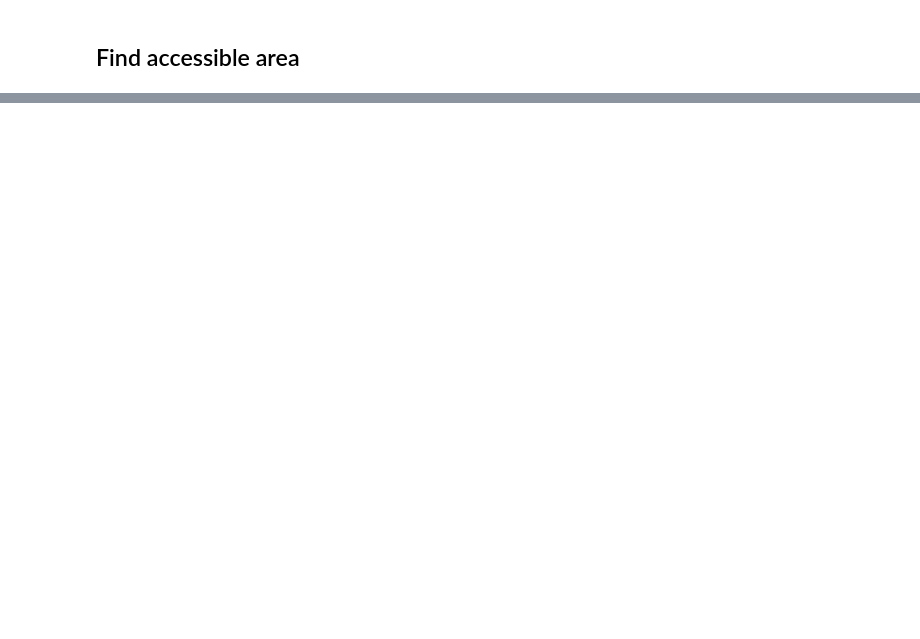
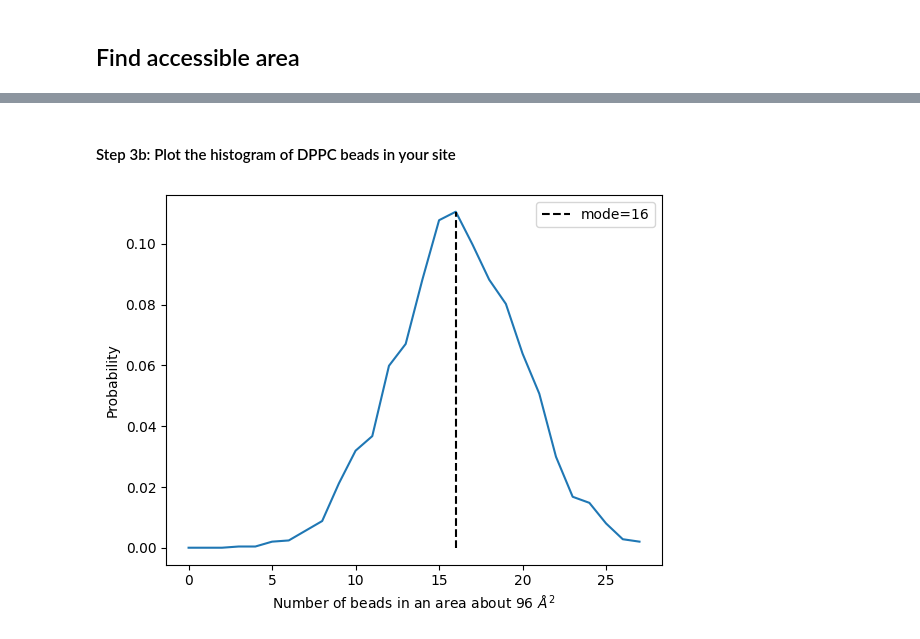
Before and after one commit to BranniganLab/density_threshold_affinity, a Jupyter notebook: python/user_facing_test.ipynb, the cells around one changed output, grey strips where cells are left out. Saved outputs shown, nothing was run; the diff lists cells and outputs as text; code cells hidden in the pictures; blank space fills up the shorter version.

```diff
--- a/python/user_facing_test.ipynb
+++ b/python/user_facing_test.ipynb
@@ -53,0 +77,4 @@ plt.savefig(root_path.joinpath("enrichments_withSites.pdf"), bbox_inches='tight'
+# %%
+DPPC_site1 = Site(name="DPPC inner M1-M4", leaflet_id=2, temperature=320)
+DPPC_site1.bin_coords = [(5, 8), (5, 9), (6, 9), (6, 8), (6, 10)]
+DPPC_symm_site1 = SymmetricSite(symmetry=5, base_site=DPPC_site1, Ntheta=grid_dims.Ntheta)
@@ -53,0 +83,2 @@ plt.savefig(root_path.joinpath("enrichments_withSites.pdf"), bbox_inches='tight'
+# %%
+DPPC_symm_site1.update_counts_histogram(bulk=False, counts_data=DPPC_inner_counts)
@@ -53,0 +93,10 @@ plt.savefig(root_path.joinpath("enrichments_withSites.pdf"), bbox_inches='tight'
+# %% [markdown]
+#### Step 3b: Plot the histogram of DPPC beads in your site
+# %%
+fig,ax = plt.subplots()
+ax = plot_histogram(ax, DPPC_symm_site1.site_counts_histogram, site1_geom_area, plot_probability=True)
+plt.show()
+plt.clf()
+plt.close()
+# %% [output]
+[figure, added]
```
Also changed, not shown: parts of 34 cells of this notebook.
